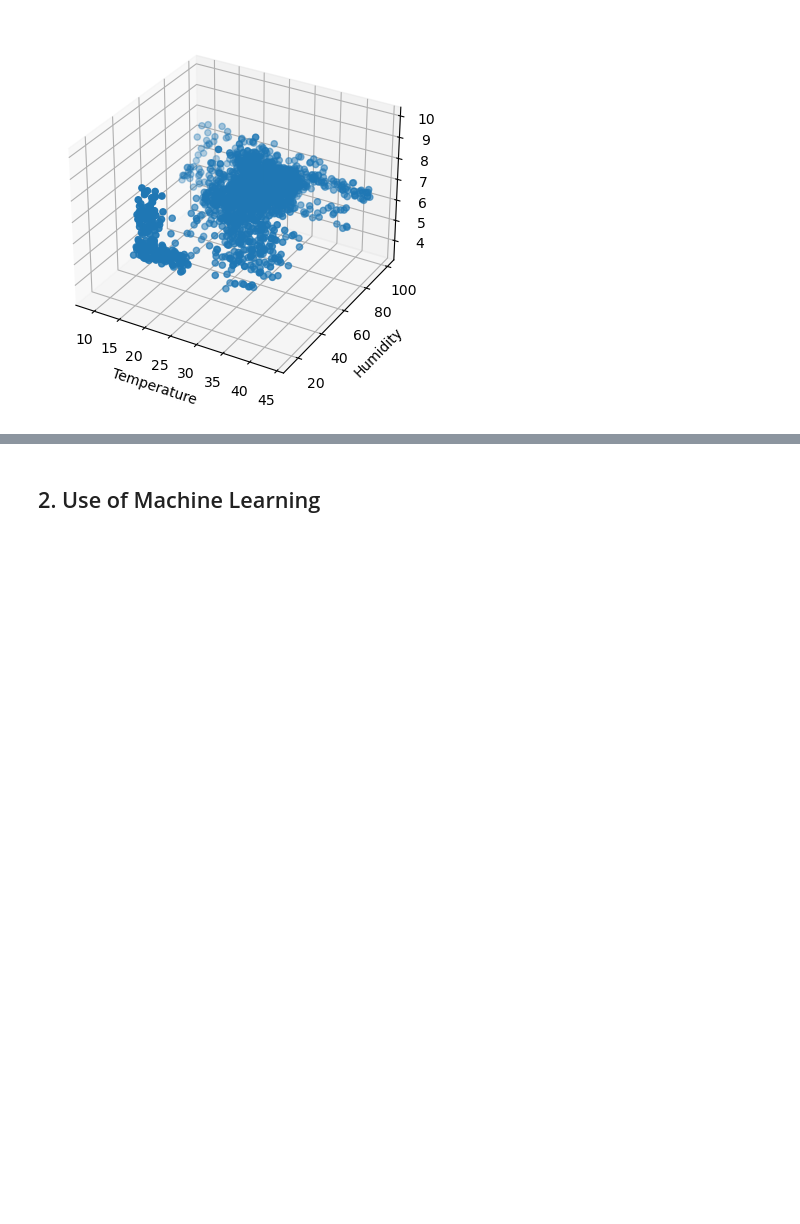
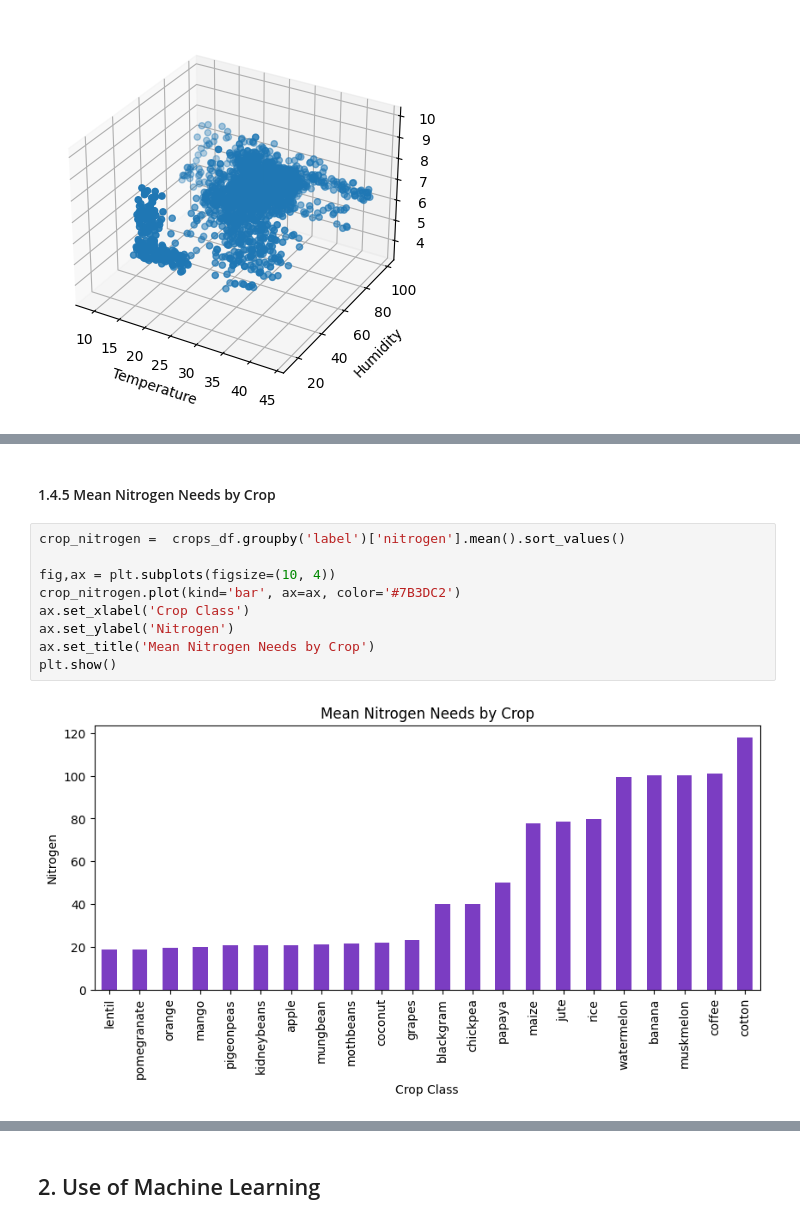
Before and after one commit to jm55/DLSU-Intelligent-Systems, a Jupyter notebook: Machine Learning/notebook-v2.ipynb, the cells around one changed output, grey strips where cells are left out. Cells and saved outputs as stored; diff of their text form; blank space fills up the shorter version.

```diff
--- a/Machine Learning/notebook-v2.ipynb
+++ b/Machine Learning/notebook-v2.ipynb
@@ -248,0 +265,13 @@ plt.show()
+# %% [markdown]
+#### 1.4.5 Mean Nitrogen Needs by Crop
+# %%
+crop_nitrogen =  crops_df.groupby('label')['nitrogen'].mean().sort_values()
+
+fig,ax = plt.subplots(figsize=(10, 4))
+crop_nitrogen.plot(kind='bar', ax=ax, color='#7B3DC2')
+ax.set_xlabel('Crop Class')
+ax.set_ylabel('Nitrogen')
+ax.set_title('Mean Nitrogen Needs by Crop')
+plt.show()
+# %% [output]
+[figure, added]
```
Also changed, not shown: parts of 17 cells of this notebook.
